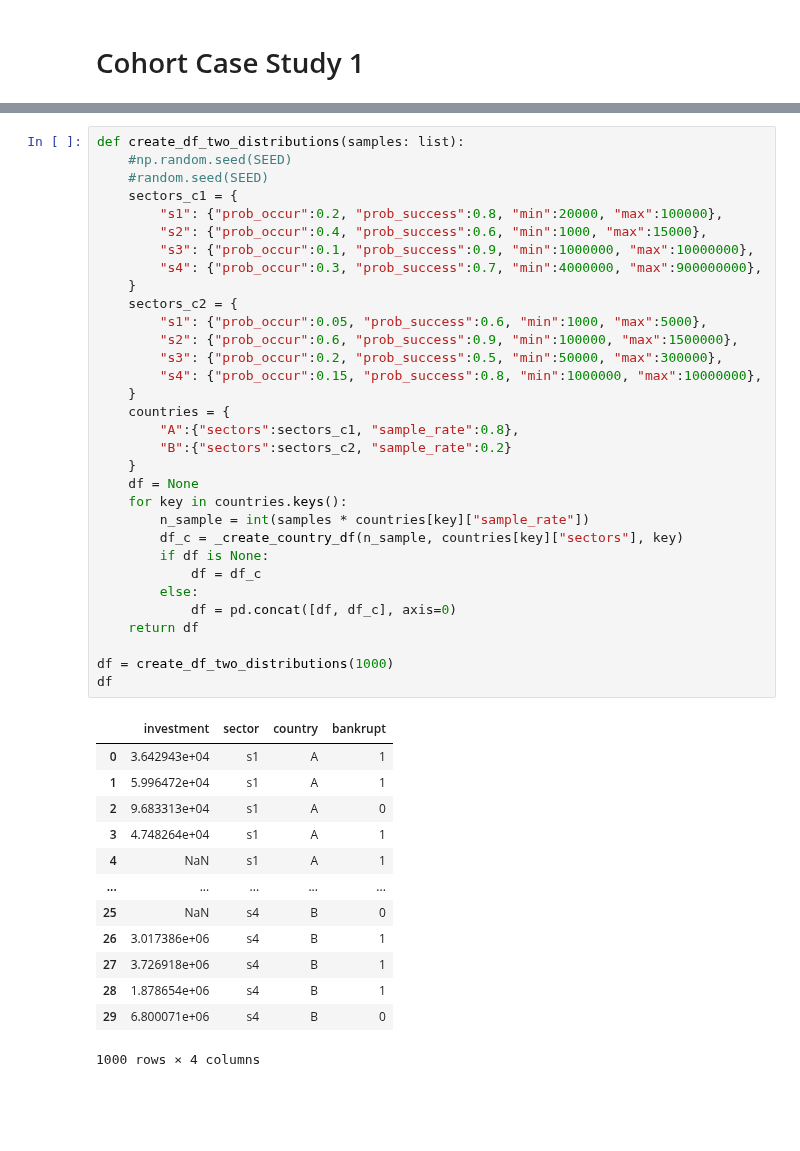
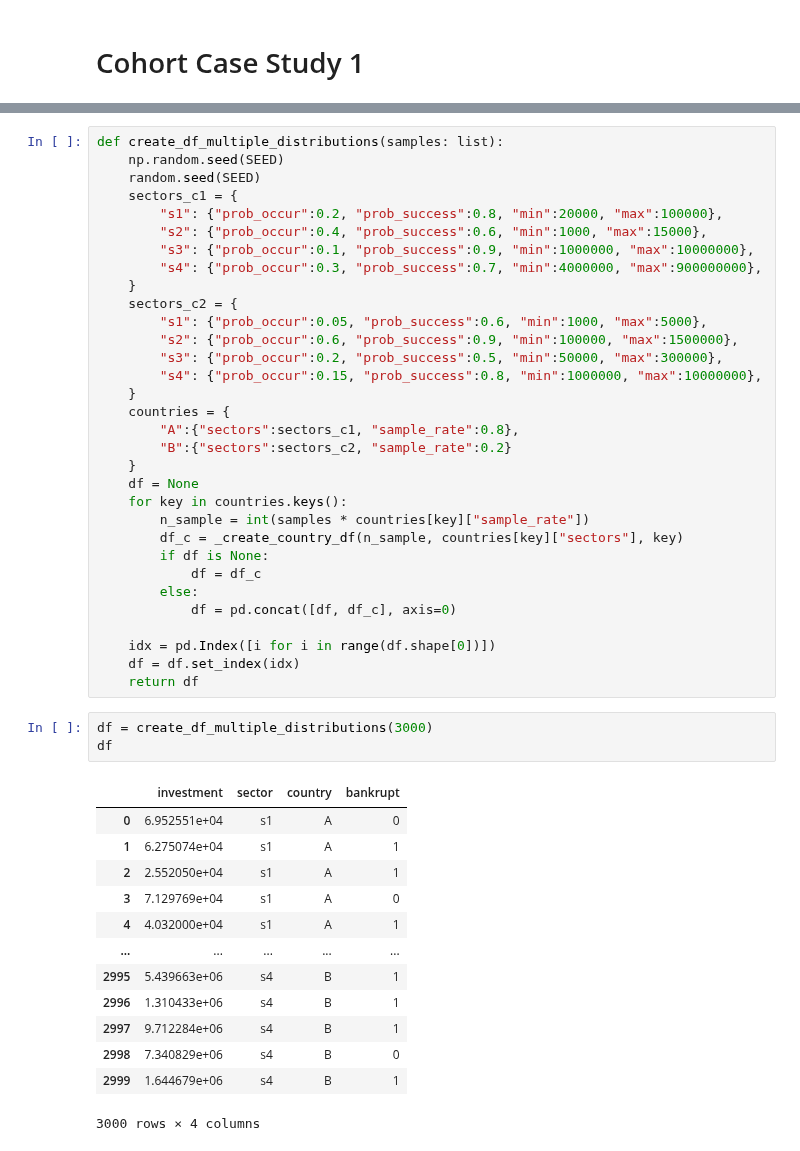
Before and after one commit to microsoft/responsible-ai-toolbox-mitigations, a Jupyter notebook: notebooks/cohort/case_study/case_1.ipynb, the cells around one changed output, grey strips where cells are left out. Drawn from its saved outputs; the diff is of its cells as text; blank space fills up the shorter version.

```diff
--- a/notebooks/cohort/case_study/case_1.ipynb
+++ b/notebooks/cohort/case_study/case_1.ipynb
@@ -49,9 +51,9 @@ def _create_country_df(samples: int, sectors: dict, country_name: str):
             df = pd.concat([df, df_sector], axis=0)
     return df
 # %%
-def create_df_two_distributions(samples: list):
-    #np.random.seed(SEED)
-    #random.seed(SEED)
+def create_df_multiple_distributions(samples: list):
+    np.random.seed(SEED)
+    random.seed(SEED)
     sectors_c1 = {
         "s1": {"prob_occur":0.2, "prob_success":0.8, "min":20000, "max":100000},
         "s2": {"prob_occur":0.4, "prob_success":0.6, "min":1000, "max":15000},
@@ -76,24 +78,27 @@ def create_df_two_distributions(samples: list):
             df = df_c
         else:
             df = pd.concat([df, df_c], axis=0)
+
+    idx = pd.Index([i for i in range(df.shape[0])])
+    df = df.set_index(idx)
     return df
-
-df = create_df_two_distributions(1000)
-df
-# %% [output]
-|  | investment | sector | country | bankrupt |
-| 0 | 3.642943e+04 | s1 | A | 1 |
-| 1 | 5.996472e+04 | s1 | A | 1 |
-| 2 | 9.683313e+04 | s1 | A | 0 |
-| 3 | 4.748264e+04 | s1 | A | 1 |
-| 4 | NaN | s1 | A | 1 |
-| ... | ... | ... | ... | ... |
-| 25 | NaN | s4 | B | 0 |
-| 26 | 3.017386e+06 | s4 | B | 1 |
-| 27 | 3.726918e+06 | s4 | B | 1 |
-| 28 | 1.878654e+06 | s4 | B | 1 |
-| 29 | 6.800071e+06 | s4 | B | 0 |
-1000 rows × 4 columns
+# %%
+df = create_df_multiple_distributions(3000)
+df
+# %% [output]
+|  | investment | sector | country | bankrupt |
+| 0 | 6.952551e+04 | s1 | A | 0 |
+| 1 | 6.275074e+04 | s1 | A | 1 |
+| 2 | 2.552050e+04 | s1 | A | 1 |
+| 3 | 7.129769e+04 | s1 | A | 0 |
+| 4 | 4.032000e+04 | s1 | A | 1 |
+| ... | ... | ... | ... | ... |
+| 2995 | 5.439663e+06 | s4 | B | 1 |
+| 2996 | 1.310433e+06 | s4 | B | 1 |
+| 2997 | 9.712284e+06 | s4 | B | 1 |
+| 2998 | 7.340829e+06 | s4 | B | 0 |
+| 2999 | 1.644679e+06 | s4 | B | 1 |
+3000 rows × 4 columns
 # %%
 subset = df.query("sector == 's1' and investment < 60000")
 subset['bankrupt'].value_counts(normalize=True)
```
Also changed, not shown: parts of 5 cells of this notebook, 8 other files.
